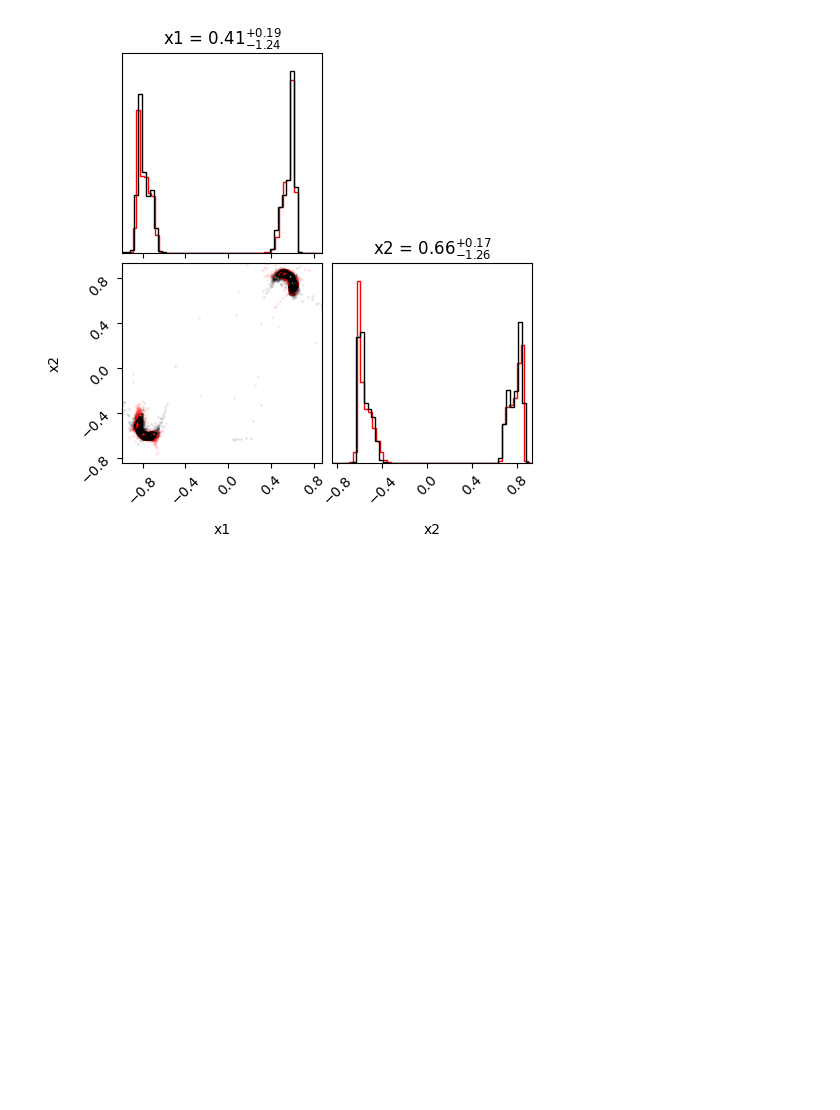
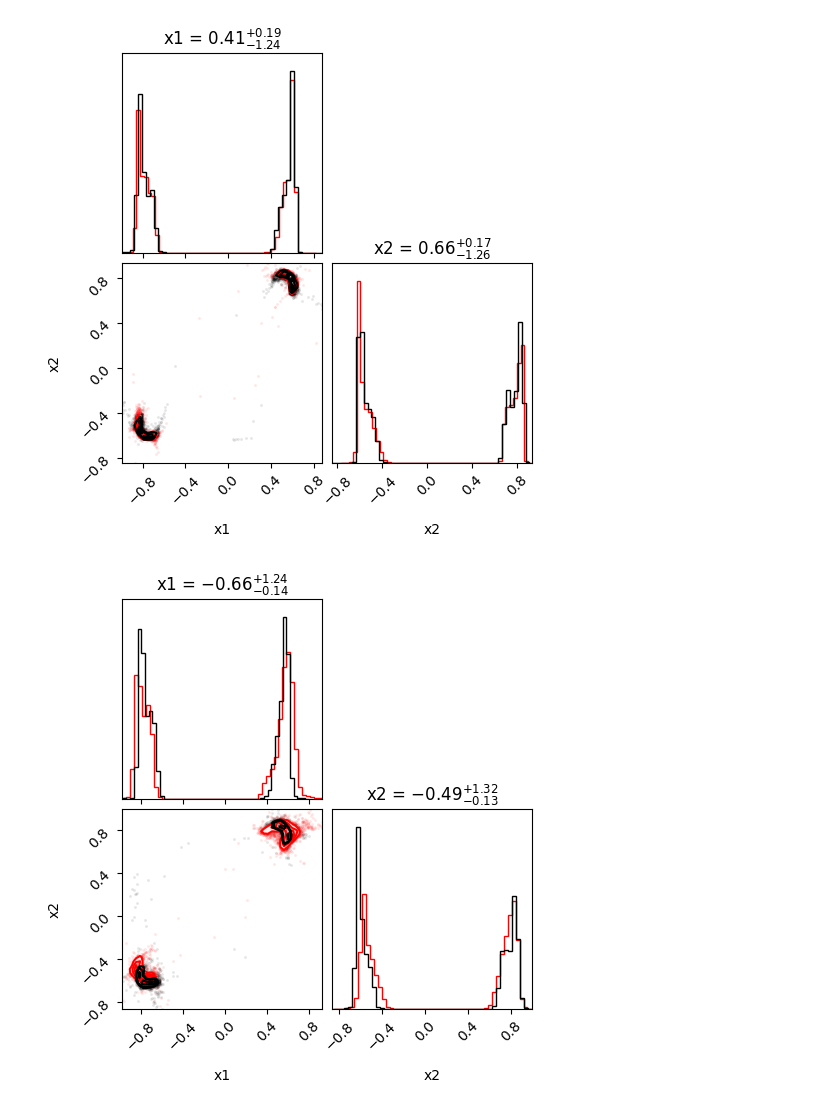
Before and after one commit to Mauropieroni/ACP-test-fork, a Jupyter notebook: scripts/plot_outputs.ipynb, the cells around one changed output. Cells and saved outputs as stored; diff of their text form; code cells hidden in the pictures; blank space fills up the shorter version.

```diff
--- a/scripts/plot_outputs.ipynb
+++ b/scripts/plot_outputs.ipynb
@@ -54,3 +61,9 @@ fig = corner.corner(data['post_samples'][0], labels=['x1', 'x2'], show_titles=Tr
 corner.corner(data['post_samples'][1], labels=['x1', 'x2'], show_titles=True, color='black', fig=fig, bins=50, smooth=.3);
 # %% [output]
 [figure]
+# %%
+fig = corner.corner(data['post_samples'][0], labels=['x1', 'x2'], show_titles=True, color='red', bins=50, smooth=.3)
+
+corner.corner(data['post_samples'][1], labels=['x1', 'x2'], show_titles=True, color='black', fig=fig, bins=50, smooth=.3);
+# %% [output]
+[figure, added]
```
Also changed, not shown: parts of 6 cells of this notebook, 2 other files.
